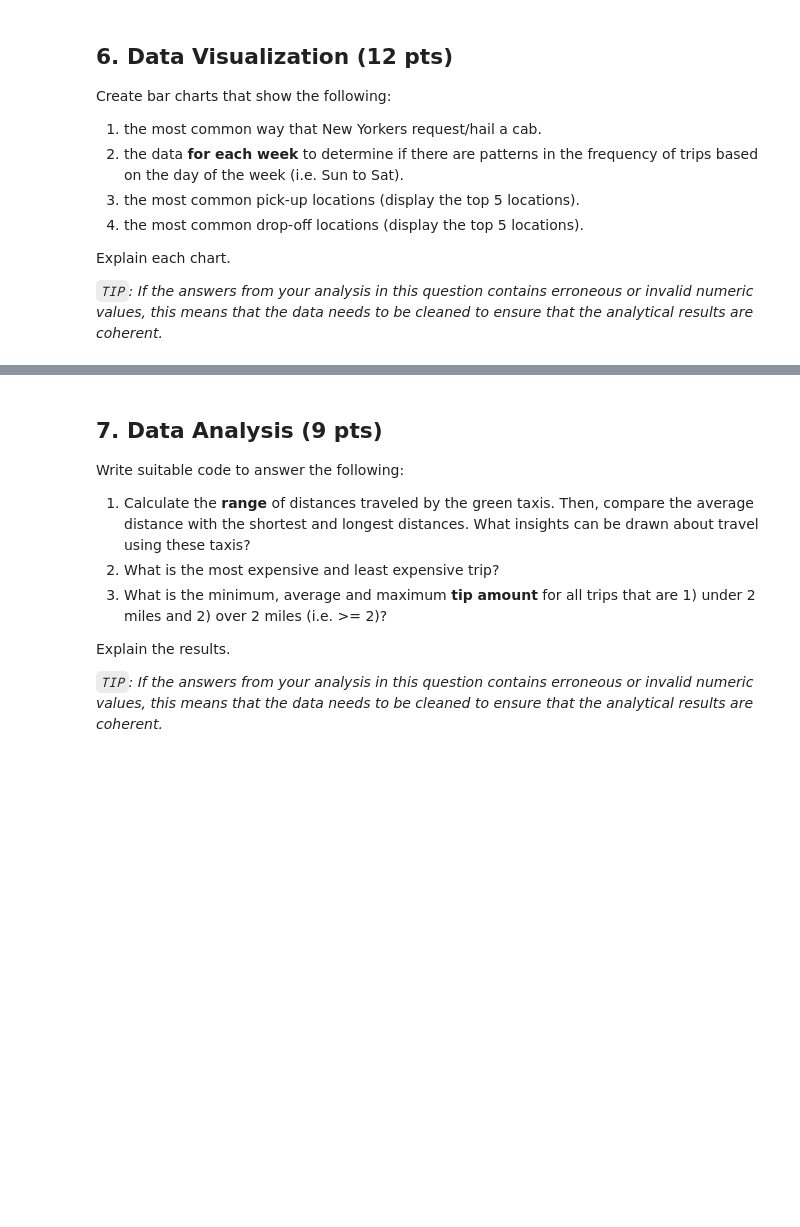
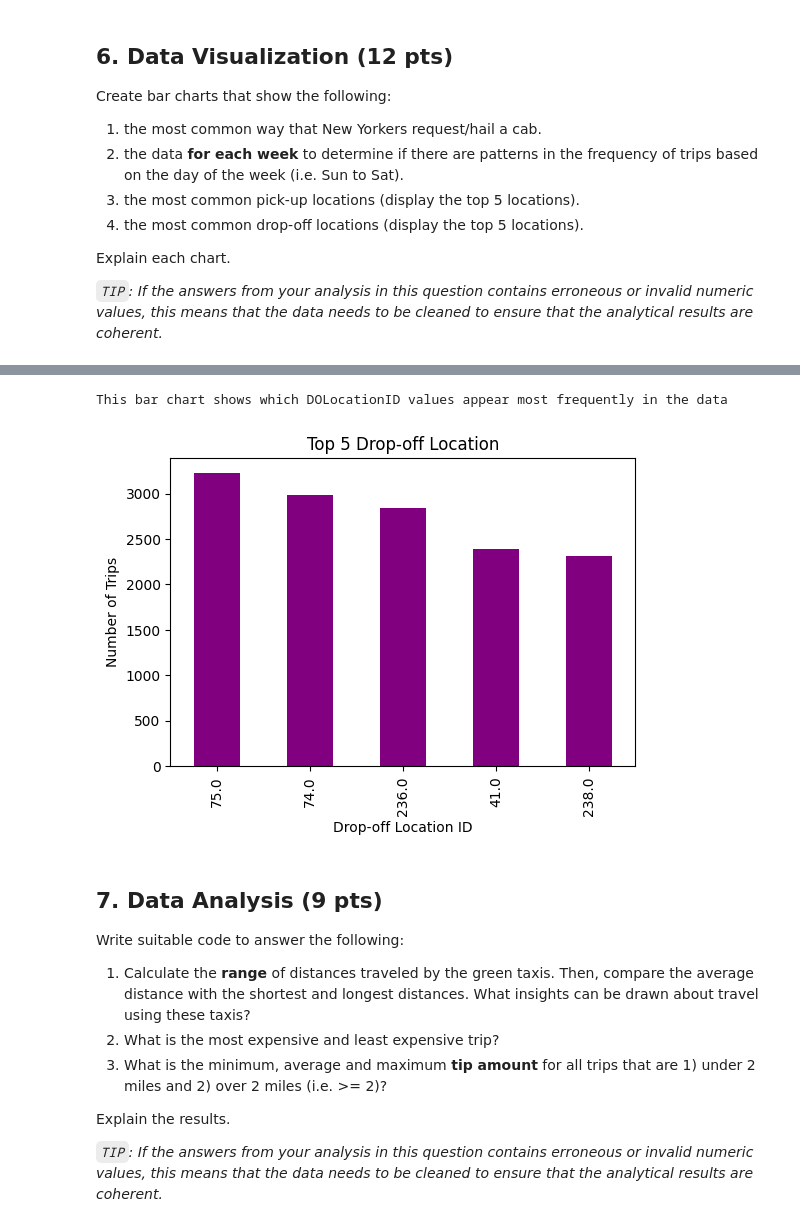
Before and after one commit to DavidYu75/ds3000-assignments, a Jupyter notebook: DS3000.A3.David.Yu.ipynb, the cells around one changed output, grey strips where cells are left out. Drawn from its saved outputs; the diff is of its cells as text; code cells hidden in the pictures; blank space fills up the shorter version.

```diff
--- a/DS3000.A3.David.Yu.ipynb
+++ b/DS3000.A3.David.Yu.ipynb
@@ -356,3 +406,22 @@ Explain each chart.
+# %%
+# the most common drop-off locations (display the top 5 locations).
+dropoff_counts = tripdata_df['DOLocationID'].value_counts()
+
+top5_dropoffs = dropoff_counts.head(5)
+
+ax = top5_dropoffs.plot.bar(
+    figsize=(6, 4),
+    color='purple',
+    title='Top 5 Drop-off Location'
+)
+
+ax.set_xlabel('Drop-off Location ID')
+ax.set_ylabel('Number of Trips')
+
+print("This bar chart shows which DOLocationID values appear most frequently in the data")
+# %% [output]
+This bar chart shows which DOLocationID values appear most frequently in the data
+[figure, added]
 # %% [markdown]
 ## 7. Data Analysis (9 pts)
 Write suitable code to answer the following:
```
Also changed, not shown: parts of 6 cells of this notebook.
